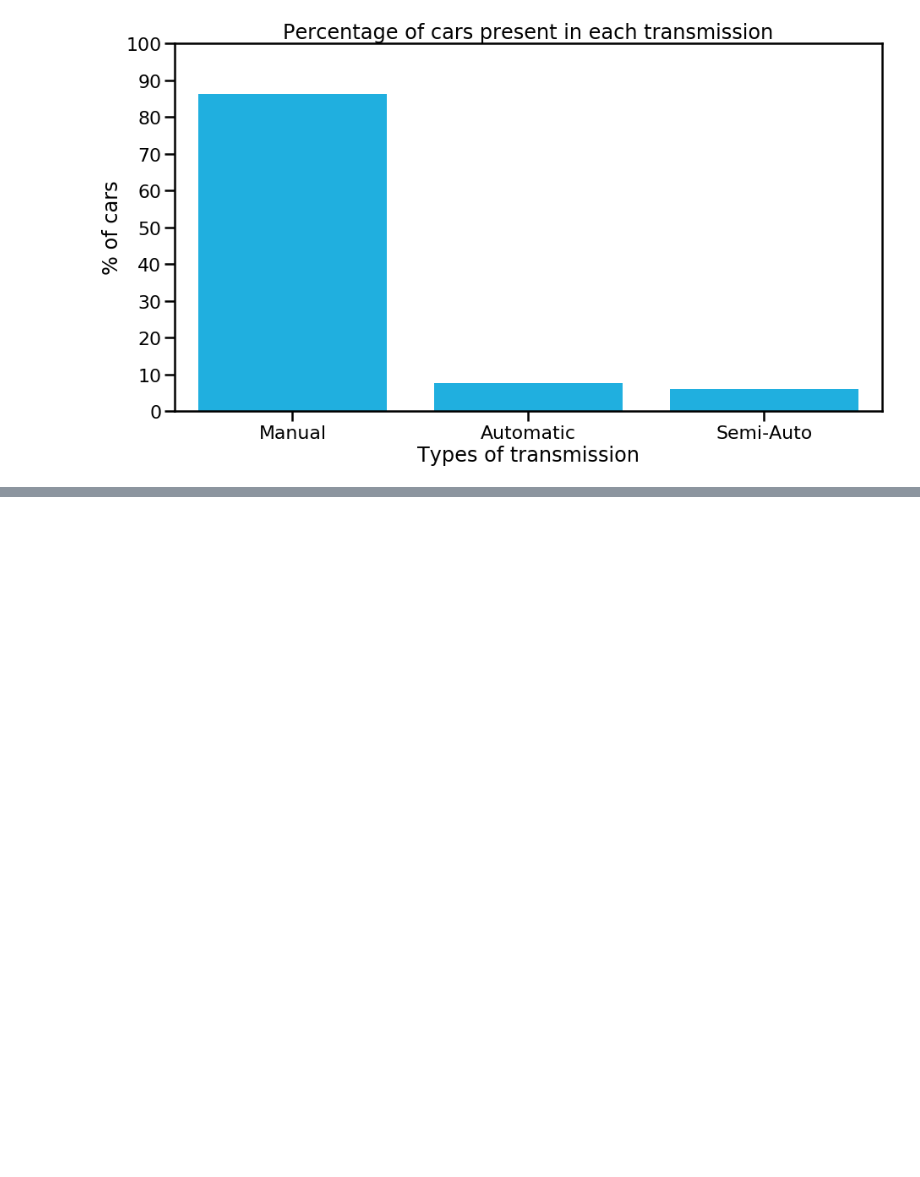
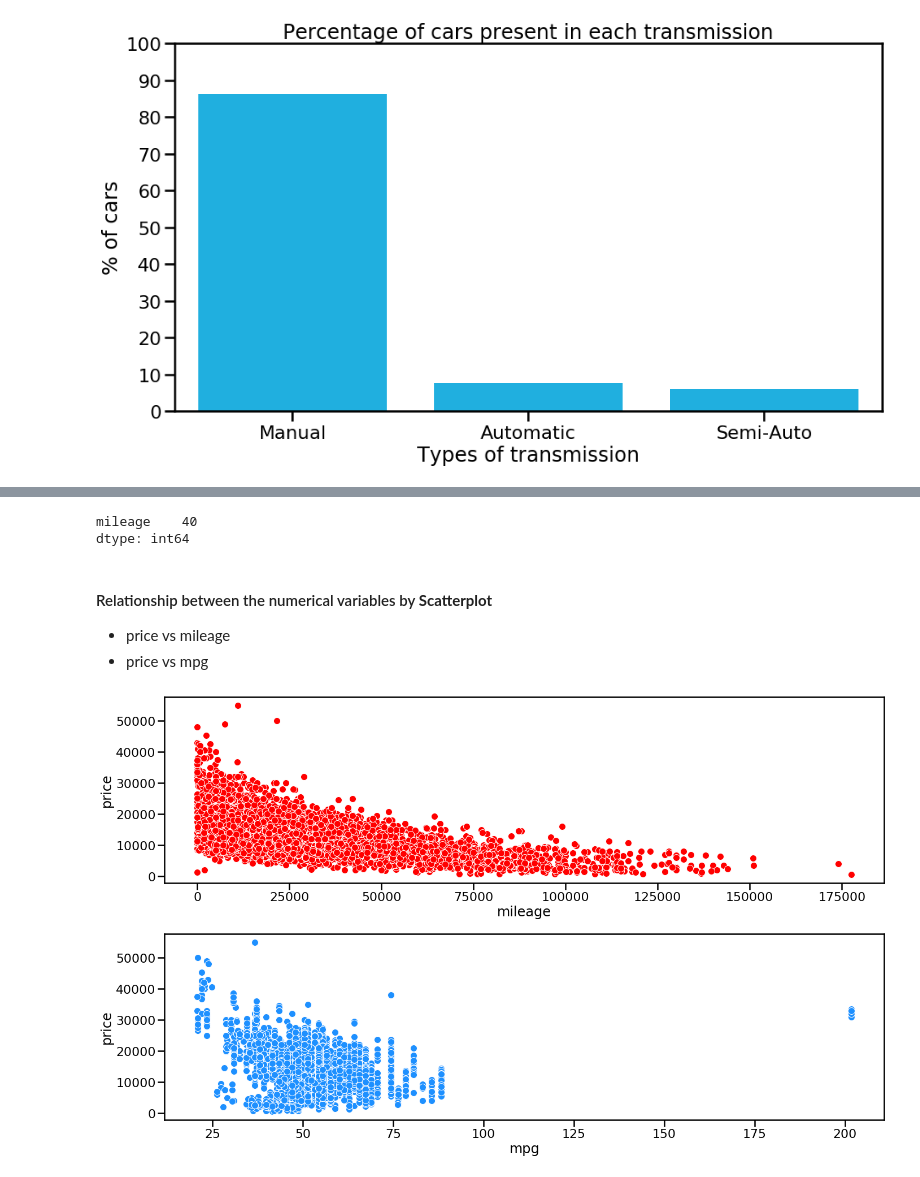
Before and after one commit to Mahmudul-UD/Used_Cars_Analysis, a Jupyter notebook: ford_used_car_analysis.ipynb, the cells around one changed output, grey strips where cells are left out. Drawn from its saved outputs; the diff is of its cells as text; code cells hidden in the pictures; blank space fills up the shorter version.

```diff
--- a/ford_used_car_analysis.ipynb
+++ b/ford_used_car_analysis.ipynb
@@ -257,0 +267,28 @@ plt.show()
+# %%
+df_mileage = pd.DataFrame (df["mileage"].value_counts())
+
+#display (df_mileage)
+print (df_mileage.max())
+# %% [output]
+mileage    40
+dtype: int64
+# %% [markdown]
+#### Relationship between the numerical variables by **Scatterplot**
+
+- price vs mileage
+- price vs mpg
+# %%
+plt.figure (figsize = (20, 12))
+
+#price vs mileage
+plt.subplot (2,1,1)
+sns.scatterplot (x = "mileage", y = "price", data = df, color = "r")
+
+#price vs mpg
+plt.subplot (2,1,2)
+sns.scatterplot (x = "mpg", y = "price", data = df, color = "dodgerblue")
+
+plt.tight_layout()
+plt.show()
+# %% [output]
+[figure, added]
```
Also changed, not shown: parts of 12 cells of this notebook.
